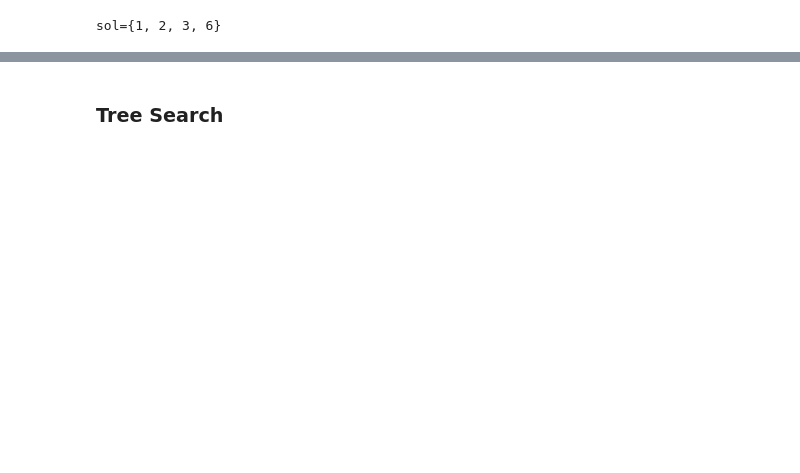
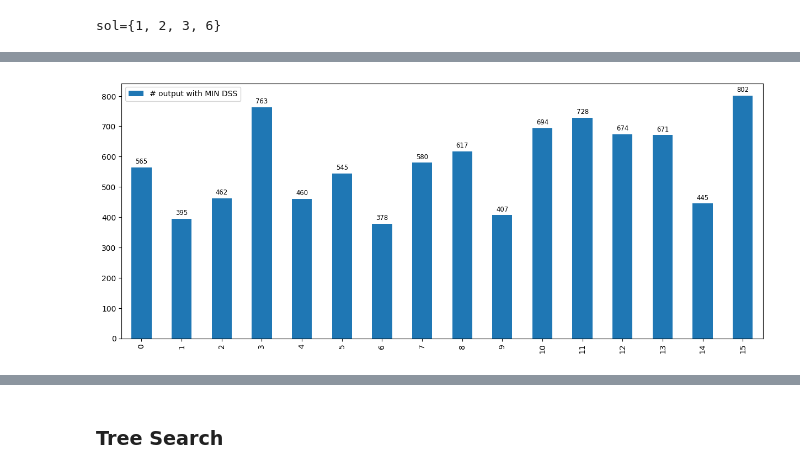
Before and after one commit to osnieltx/gnn-co, a Jupyter notebook: test_mds.ipynb, the cells around one changed output, grey strips where cells are left out. Saved outputs shown, nothing was run; the diff lists cells and outputs as text; code cells hidden in the pictures; blank space fills up the shorter version.

```diff
--- a/test_mds.ipynb
+++ b/test_mds.ipynb
@@ -13,2 +15,4 @@ from graph import create_graph, milp_solve, milp_solve_mds, mdsi
 from pyg import geom_data
+# %%
+figsize = (15, 6)
 # %%
@@ -217,3 +235,12 @@ plt.show()
+# %%
+fig.clear()
+ax = pd.DataFrame({
+    '# output with MIN DSS': [r for r in results],
+}).plot.bar(figsize=figsize)
+ax.bar_label(ax.containers[0], labels=results, padding=3, size='small')
+plt.show()
+# %% [output]
+[figure, added]
 # %%
 sum(gnn_ref_ltq_mvc)/tt_g, sum(gnn_ref_cv)/tt_g
 # %% [output]
```
Also changed, not shown: parts of 29 cells of this notebook, 7 other files.
